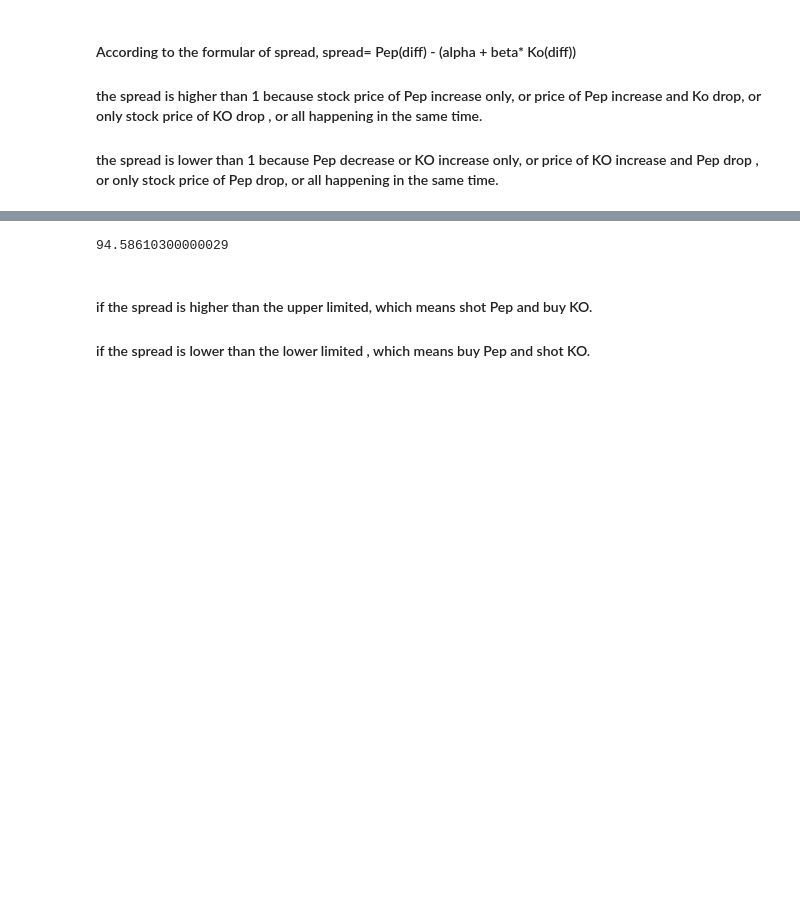
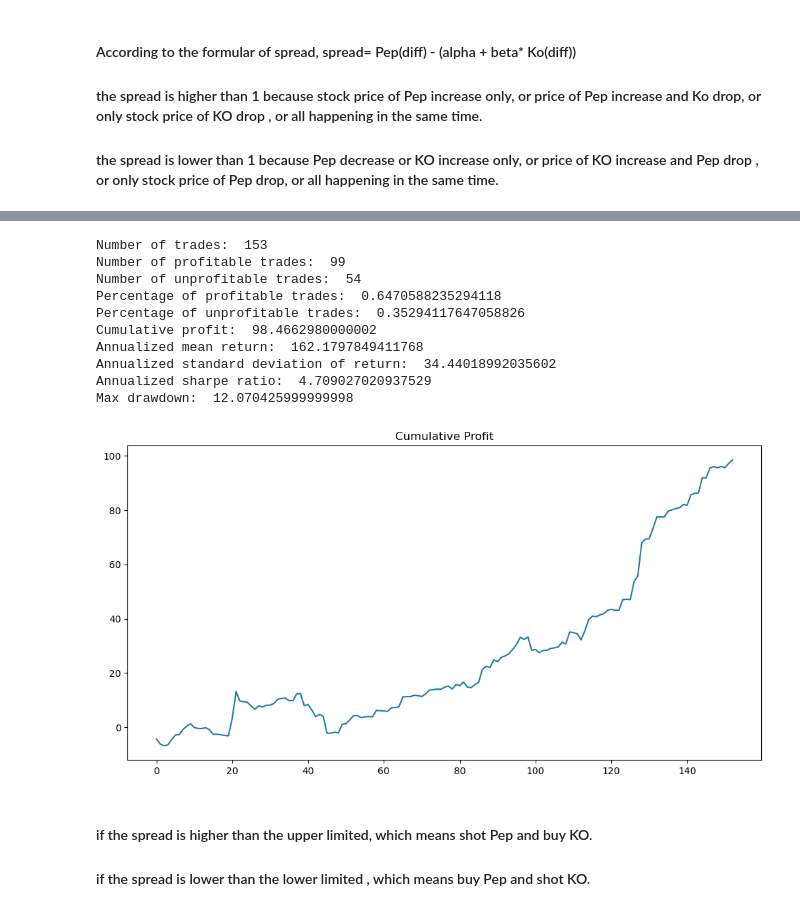
Before and after one commit to yuxiny1/Pairs_trading_Linear_regression, a Jupyter notebook: Pairs_Trading_Linear_regression.ipynb, the cells around one changed output, grey strips where cells are left out. Saved outputs shown, nothing was run; the diff lists cells and outputs as text; code cells hidden in the pictures; blank space fills up the shorter version.

```diff
--- a/Pairs_Trading_Linear_regression.ipynb
+++ b/Pairs_Trading_Linear_regression.ipynb
@@ -673,8 +747,43 @@ third_trade=spread_trade(ko,Pep, 3, 0.5)
-# %%
-third_trade=sum(third_trade)
-print(third_trade)
-# %% [output]
-94.58610300000029
+# %%
+lastprofit=third_trade
+#print(lastprofit)
+# number of trades
+print("Number of trades: ", len(lastprofit))
+#profitable trades
+print("Number of profitable trades: ", len([p for p in lastprofit if p > 0]))
+#unprofitable trades
+print("Number of unprofitable trades: ", len([p for p in lastprofit if p < 0]))
+#profitable trades percentage
+print("Percentage of profitable trades: ", len([p for p in lastprofit if p > 0]) / len(lastprofit))
+#unprofitable trades percentage
+print("Percentage of unprofitable trades: ", len([p for p in lastprofit if p < 0]) / len(lastprofit))
+#cumulative profit[PnL]
+print("Cumulative profit: ", sum(lastprofit))
+#annualized mean return
+print("Annualized mean return: ", np.mean(lastprofit) * 252)
+#annualized standard deviation of return
+print("Annualized standard deviation of return: ", np.std(lastprofit) * np.sqrt(252))
+#annualized sharpe ratio
+print("Annualized sharpe ratio: ", np.mean(lastprofit) / np.std(lastprofit) * np.sqrt(252))
+#max drawdown
+print("Max drawdown: ", max(lastprofit))
+#Plot the cumulative profit
+plt.figure(figsize=(12,6))
+plt.plot(np.cumsum(lastprofit))
+plt.title("Cumulative Profit")
+plt.show()
+# %% [output]
+Number of trades:  153
+Number of profitable trades:  99
+Number of unprofitable trades:  54
+Percentage of profitable trades:  0.6470588235294118
+Percentage of unprofitable trades:  0.35294117647058826
+Cumulative profit:  98.4662980000002
+Annualized mean return:  162.1797849411768
+Annualized standard deviation of return:  34.44018992035602
+Annualized sharpe ratio:  4.709027020937529
+Max drawdown:  12.070425999999998
+[figure, added]
 # %% [markdown]
 #### if the spread is higher than the upper limited, which means shot Pep and buy KO.
 
```
Also changed, not shown: parts of 46 cells of this notebook, 1 other file.
